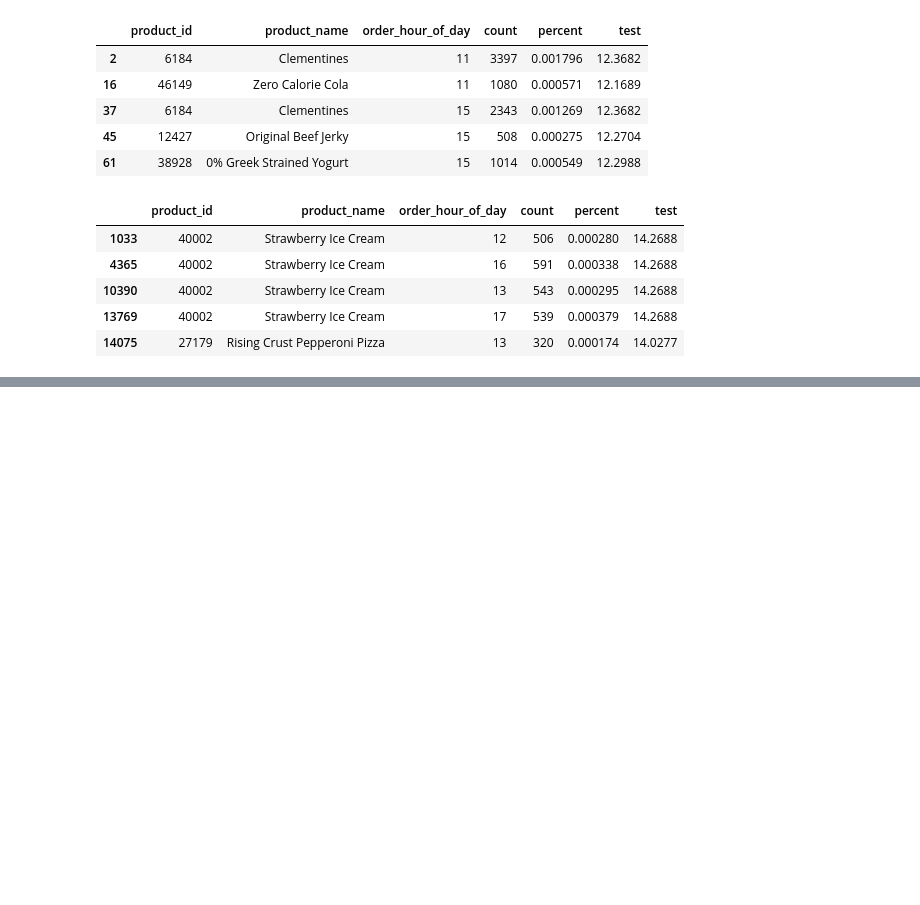
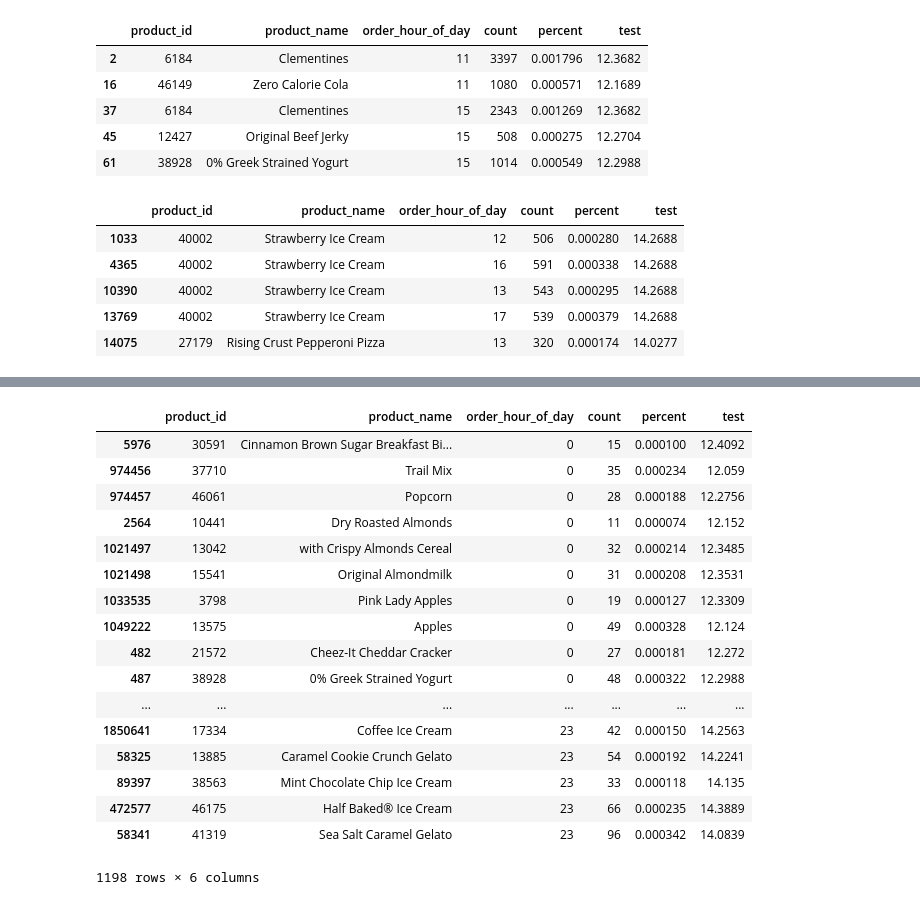
Before and after one commit to ngriggs/DS-Unit-1-Sprint-2-Data-Wrangling-and-Storytelling, a Jupyter notebook: module1-join-and-reshape-data/LS_DS_121_Join_and_Reshape_Data.ipynb, the cells around one changed output, grey strips where cells are left out. Saved outputs shown, nothing was run; the diff lists cells and outputs as text; code cells hidden in the pictures; blank space fills up the shorter version.

```diff
--- a/module1-join-and-reshape-data/LS_DS_121_Join_and_Reshape_Data.ipynb
+++ b/module1-join-and-reshape-data/LS_DS_121_Join_and_Reshape_Data.ipynb
@@ -828,0 +817,23 @@ df_early.groupby('product_name')['order_hour_of_day'].plot(figsize=(20,10));
+# %%
+import pandas as pd
+df3 = pd.concat([df_early, df_late])
+df3
+# %% [output]
+|  | product_id | product_name | order_hour_of_day | count | percent | test |
+| 5976 | 30591 | Cinnamon Brown Sugar Breakfast Bi... | 0 | 15 | 0.000100 | 12.4092 |
+| 974456 | 37710 | Trail Mix | 0 | 35 | 0.000234 | 12.059 |
+| 974457 | 46061 | Popcorn | 0 | 28 | 0.000188 | 12.2756 |
+| 2564 | 10441 | Dry Roasted Almonds | 0 | 11 | 0.000074 | 12.152 |
+| 1021497 | 13042 | with Crispy Almonds Cereal | 0 | 32 | 0.000214 | 12.3485 |
+| 1021498 | 15541 | Original Almondmilk | 0 | 31 | 0.000208 | 12.3531 |
+| 1033535 | 3798 | Pink Lady Apples | 0 | 19 | 0.000127 | 12.3309 |
+| 1049222 | 13575 | Apples | 0 | 49 | 0.000328 | 12.124 |
+| 482 | 21572 | Cheez-It Cheddar Cracker | 0 | 27 | 0.000181 | 12.272 |
+| 487 | 38928 | 0% Greek Strained Yogurt | 0 | 48 | 0.000322 | 12.2988 |
+| ... | ... | ... | ... | ... | ... | ... |
+| 1850641 | 17334 | Coffee Ice Cream | 23 | 42 | 0.000150 | 14.2563 |
+| 58325 | 13885 | Caramel Cookie Crunch Gelato | 23 | 54 | 0.000192 | 14.2241 |
+| 89397 | 38563 | Mint Chocolate Chip Ice Cream | 23 | 33 | 0.000118 | 14.135 |
+| 472577 | 46175 | Half Baked® Ice Cream | 23 | 66 | 0.000235 | 14.3889 |
+| 58341 | 41319 | Sea Salt Caramel Gelato | 23 | 96 | 0.000342 | 14.0839 |
+1198 rows × 6 columns
```
Also changed, not shown: parts of 9 cells of this notebook.
